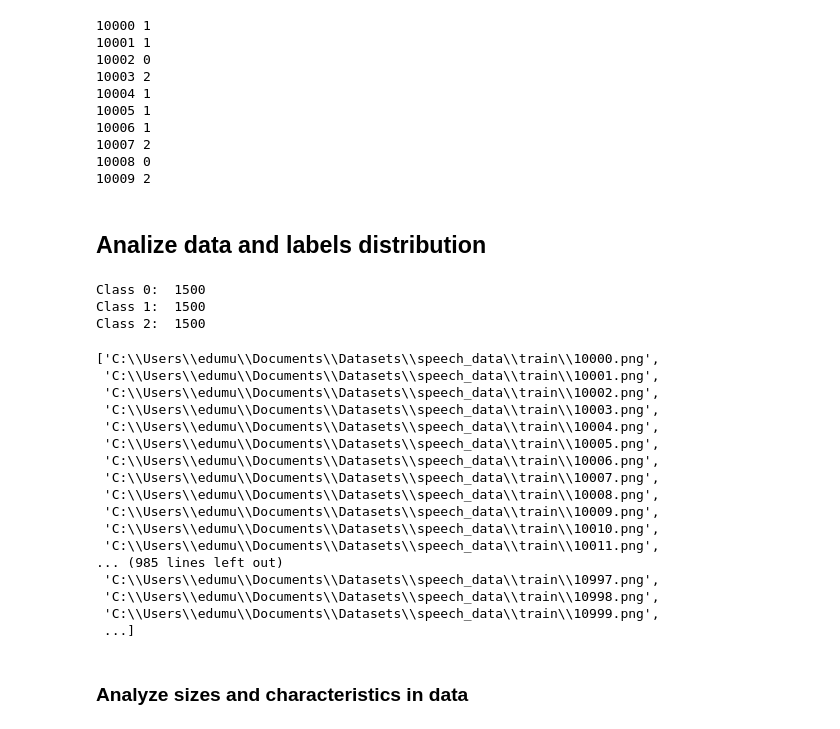
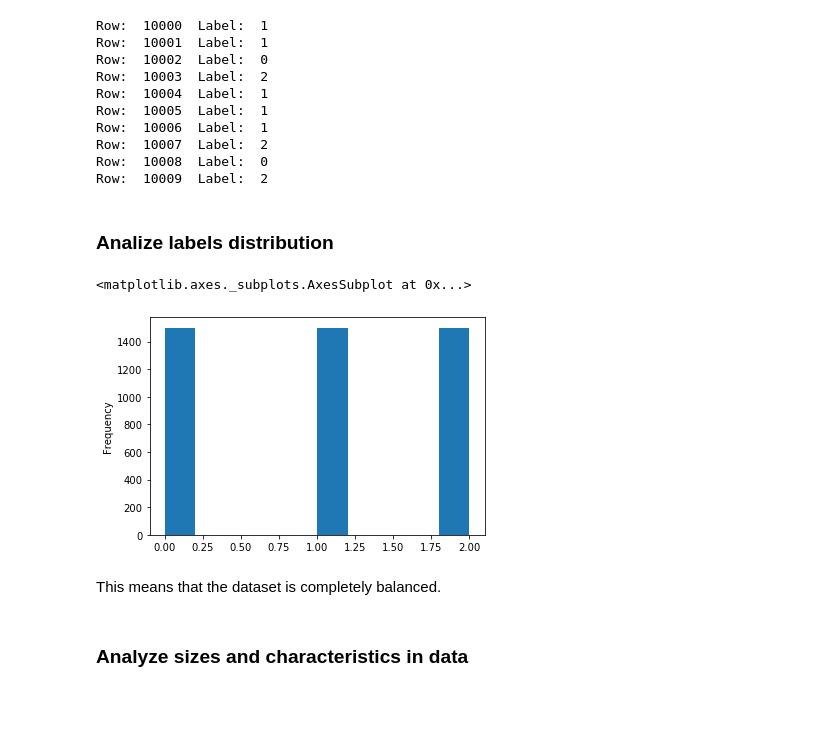
Before and after one commit to edumunozsala/spectrograms_speech_classification, a Jupyter notebook: Accents in Spectrograms of Speech - Image preprocessing.ipynb, the cells around one changed output. Cells and saved outputs as stored; diff of their text form; code cells hidden in the pictures; blank space fills up the shorter version.

```diff
--- a/Accents in Spectrograms of Speech - Image preprocessing.ipynb
+++ b/Accents in Spectrograms of Speech - Image preprocessing.ipynb
@@ -30,18 +33,21 @@ images_to_process=4500
 # %%
+root_folder='..\..'
+# Where the data resides
+data_folder_name='Datasets/speech_data'
+# This variable permit us to limit the number of images to work with
+images_to_process=4500
+
 # ../input/
 DATA_PATH = os.path.abspath(os.path.join(root_folder, data_folder_name))
 
-# ./data/train
+# Where the train data is stored
 train_path = os.path.join(DATA_PATH, "train")
 
-# ./data/test
+# Where the test data is stored
 test_path = os.path.join(DATA_PATH, "test")
 
-# ../data/train/*.jpg
+# Where the train data is stored
 train_images = glob(os.path.join(train_path, "*.png"))
-
-# Load labels
-labels = pd.read_csv(DATA_PATH+'/train_labels.csv')
 
 #Save numpy arrays in a compressed file
 compressed = True
@@ -49,50 +55,33 @@ compressed = True
 #Normalize images
 img_normalized=False
 # %%
+# Load labels
+labels = pd.read_csv(DATA_PATH+'/train_labels.csv')
+# Print some labels
 df=labels[:10]
 for index, row in df.iterrows():
-    print(row['file_id'], row['accent'])
+    print('Row: ',row['file_id'],' Label: ', row['accent'])
 # %% [output]
-10000 1
-10001 1
-10002 0
-10003 2
-10004 1
-10005 1
-10006 1
-10007 2
-10008 0
-10009 2
+Row:  10000  Label:  1
+Row:  10001  Label:  1
+Row:  10002  Label:  0
+Row:  10003  Label:  2
+Row:  10004  Label:  1
+Row:  10005  Label:  1
+Row:  10006  Label:  1
+Row:  10007  Label:  2
+Row:  10008  Label:  0
+Row:  10009  Label:  2
 # %% [markdown]
-## Analize data and labels distribution
+### Analize labels distribution
-# %%
-print('Class 0: ',sum(labels['accent']==0))
-print('Class 1: ',sum(labels['accent']==1))
-print('Class 2: ',sum(labels['accent']==2))
-# %% [output]
-Class 0:  1500
-Class 1:  1500
-Class 2:  1500
-# %%
-train_images
-# %% [output]
-['C:\\Users\\edumu\\Documents\\Datasets\\speech_data\\train\\10000.png',
- 'C:\\Users\\edumu\\Documents\\Datasets\\speech_data\\train\\10001.png',
- 'C:\\Users\\edumu\\Documents\\Datasets\\speech_data\\train\\10002.png',
- 'C:\\Users\\edumu\\Documents\\Datasets\\speech_data\\train\\10003.png',
- 'C:\\Users\\edumu\\Documents\\Datasets\\speech_data\\train\\10004.png',
- 'C:\\Users\\edumu\\Documents\\Datasets\\speech_data\\train\\10005.png',
- 'C:\\Users\\edumu\\Documents\\Datasets\\speech_data\\train\\10006.png',
- 'C:\\Users\\edumu\\Documents\\Datasets\\speech_data\\train\\10007.png',
- 'C:\\Users\\edumu\\Documents\\Datasets\\speech_data\\train\\10008.png',
- 'C:\\Users\\edumu\\Documents\\Datasets\\speech_data\\train\\10009.png',
- 'C:\\Users\\edumu\\Documents\\Datasets\\speech_data\\train\\10010.png',
- 'C:\\Users\\edumu\\Documents\\Datasets\\speech_data\\train\\10011.png',
-... (985 lines left out)
- 'C:\\Users\\edumu\\Documents\\Datasets\\speech_data\\train\\10997.png',
- 'C:\\Users\\edumu\\Documents\\Datasets\\speech_data\\train\\10998.png',
- 'C:\\Users\\edumu\\Documents\\Datasets\\speech_data\\train\\10999.png',
- ...]
+# %%
+# Show the distribution of labels
+labels['accent'].plot.hist()
+# %% [output]
+<matplotlib.axes._subplots.AxesSubplot at 0x...>
+[figure, added]
+# %% [markdown]
+This means that the dataset is completely balanced.
 # %% [markdown]
 ### Analyze sizes and characteristics in data
 # %%
```
Also changed, not shown: parts of 13 cells of this notebook, 6 other files.
